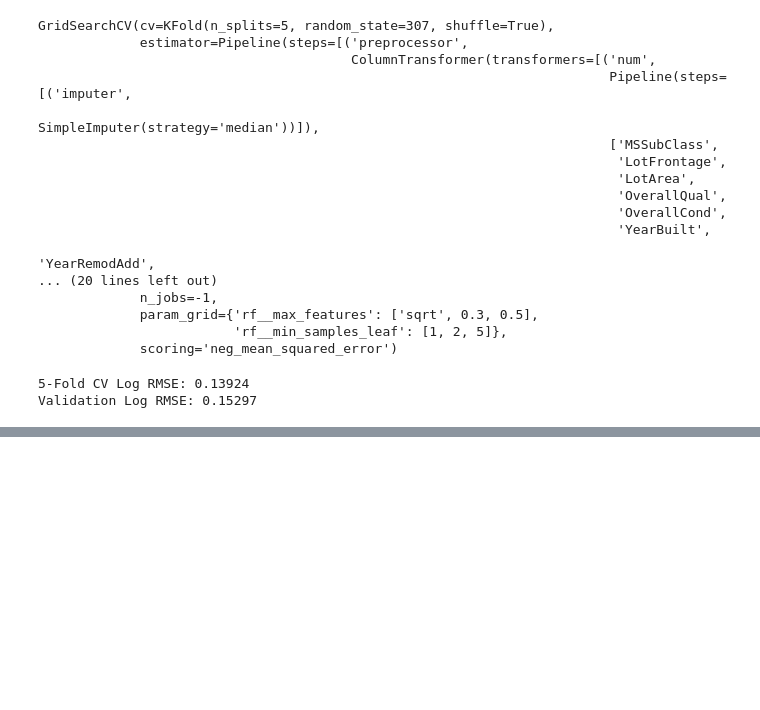
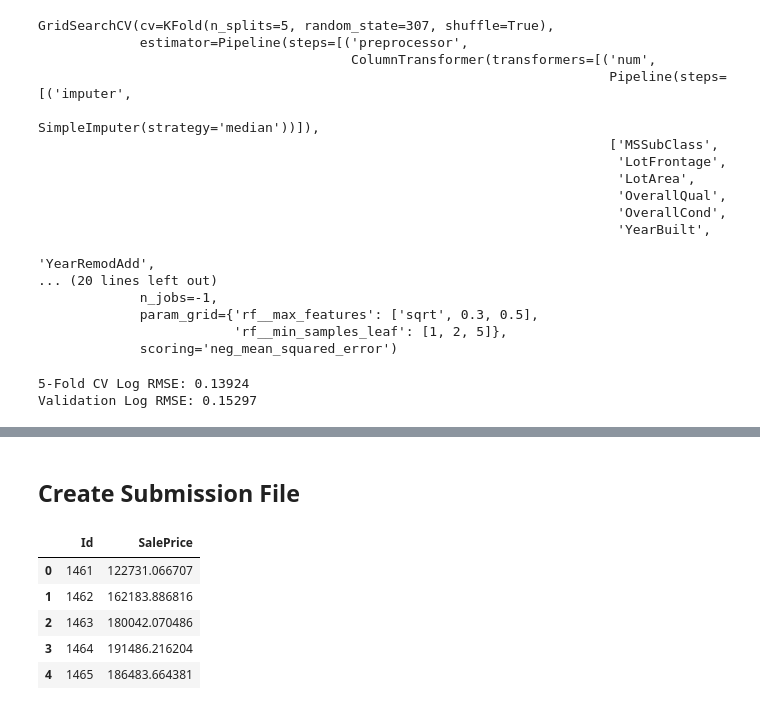
Before and after one commit to nchamp22/STAT-486-Project, a Jupyter notebook: working_investigation.ipynb, the cells around one changed output, grey strips where cells are left out. Drawn from its saved outputs; the diff is of its cells as text; code cells hidden in the pictures; blank space fills up the shorter version.

```diff
--- a/working_investigation.ipynb
+++ b/working_investigation.ipynb
@@ -135,0 +266,25 @@ submission.to_csv("outputs/rf_submission.csv", index=False)
+# %% [markdown]
+## Create Submission File
+# %%
+# Create the Kaggle submission
+gb_submission = pd.DataFrame(
+    {
+        "Id": test["Id"],
+        "SalePrice": gb_test_predictions,
+    }
+)
+
+# Save the submission file for the second pipeline.
+gb_submission.to_csv(
+    "outputs/gradient_boosting_submission.csv",
+    index=False,
+)
+
+gb_submission.head()
+# %% [output]
+|  | Id | SalePrice |
+| 0 | 1461 | 122731.066707 |
+| 1 | 1462 | 162183.886816 |
+| 2 | 1463 | 180042.070486 |
+| 3 | 1464 | 191486.216204 |
+| 4 | 1465 | 186483.664381 |
```
Also changed, not shown: parts of 13 cells of this notebook, 1 other file.
